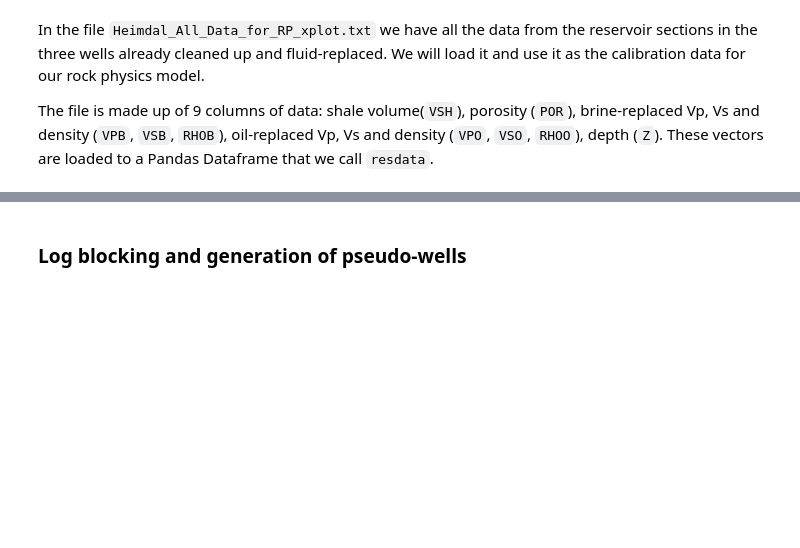
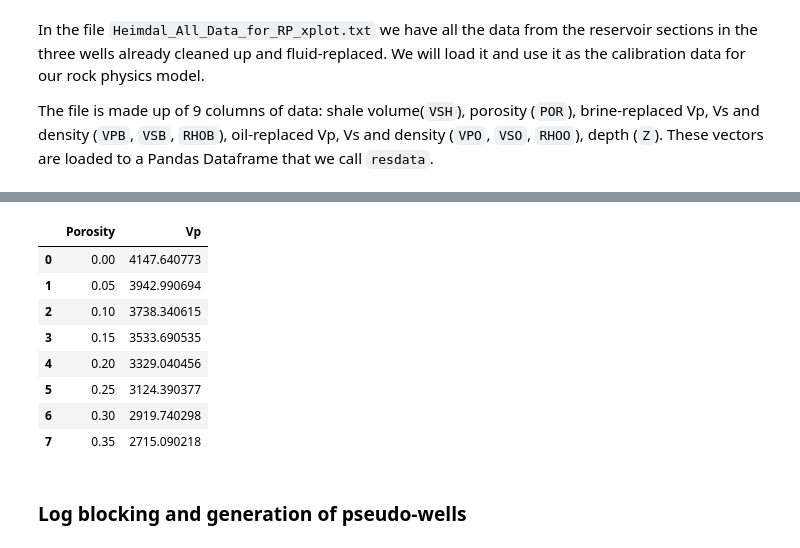
Before and after one commit to aadm/ASAP, a Jupyter notebook: ASAP_notebook_1.ipynb, the cells around one changed output, grey strips where cells are left out. Saved outputs shown, nothing was run; the diff lists cells and outputs as text; code cells hidden in the pictures; blank space fills up the shorter version.

```diff
--- a/ASAP_notebook_1.ipynb
+++ b/ASAP_notebook_1.ipynb
@@ -240,3 +222,17 @@ ax.set_ylim(1900,5500)
+# %%
+por_tmp=np.arange(.0,.4,.05)
+vp_tmp = np.polyval(fit,por_tmp)
+pd.DataFrame(np.vstack((por_tmp, vp_tmp)).T, columns=['Porosity', 'Vp'])
+# %% [output]
+|  | Porosity | Vp |
+| 0 | 0.00 | 4147.640773 |
+| 1 | 0.05 | 3942.990694 |
+| 2 | 0.10 | 3738.340615 |
+| 3 | 0.15 | 3533.690535 |
+| 4 | 0.20 | 3329.040456 |
+| 5 | 0.25 | 3124.390377 |
+| 6 | 0.30 | 2919.740298 |
+| 7 | 0.35 | 2715.090218 |
 # %% [markdown]
 ### Log blocking and generation of pseudo-wells
 # %% [markdown]
```
Also changed, not shown: parts of 15 cells of this notebook, 2 other files.
